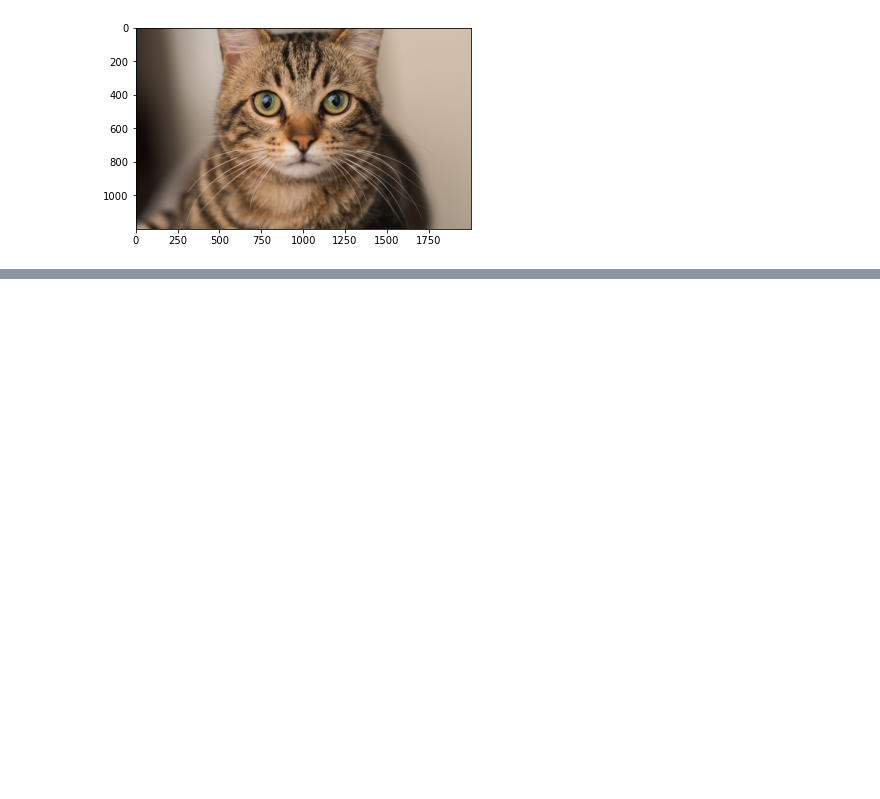
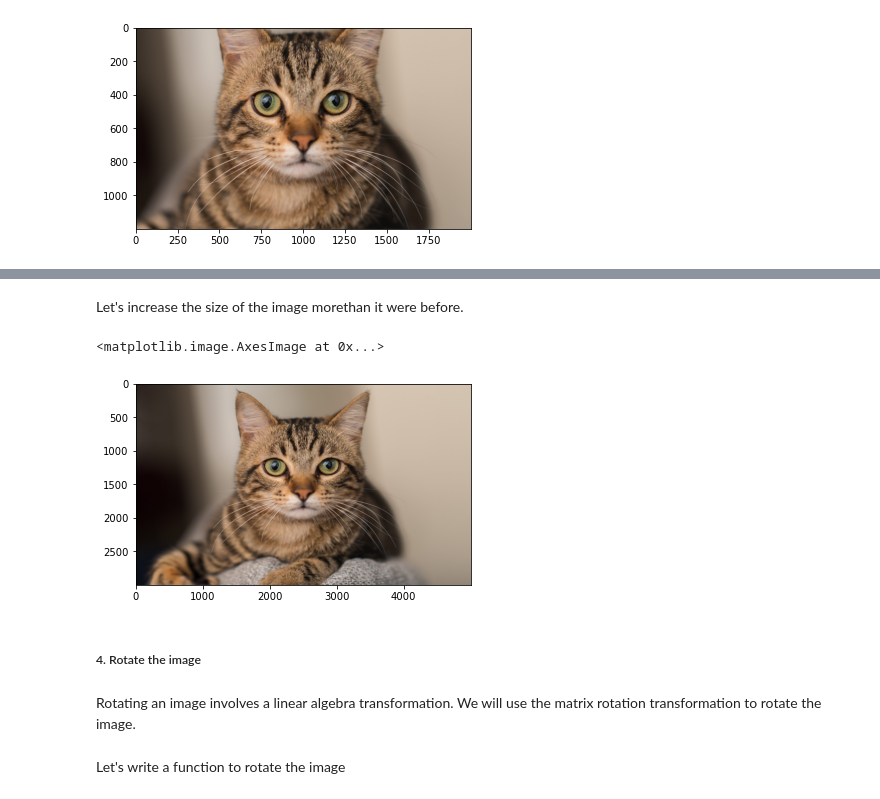
Before and after one commit to Abdesol/Let-s-do-photo-editing-with-math, a Jupyter notebook: note.ipynb, the cells around one changed output, grey strips where cells are left out. Drawn from its saved outputs; the diff is of its cells as text; code cells hidden in the pictures; blank space fills up the shorter version.

```diff
--- a/note.ipynb
+++ b/note.ipynb
@@ -50,0 +73,15 @@ plt.imshow(img_crop_1)
+# %% [markdown]
+Let's increase the size of the image morethan it were before.
+# %%
+new_x, new_y = 3000, 5000
+img_resized = resize(img, new_x, new_y)
+plt.imshow(img_resized)
+# %% [output]
+<matplotlib.image.AxesImage at 0x...>
+[figure, added]
+# %% [markdown]
+##### 4. Rotate the image
+# %% [markdown]
+Rotating an image involves a linear algebra transformation. We will use the matrix rotation transformation to rotate the image.
+# %% [markdown]
+Let's write a function to rotate the image
```
Also changed, not shown: parts of 13 cells of this notebook.
